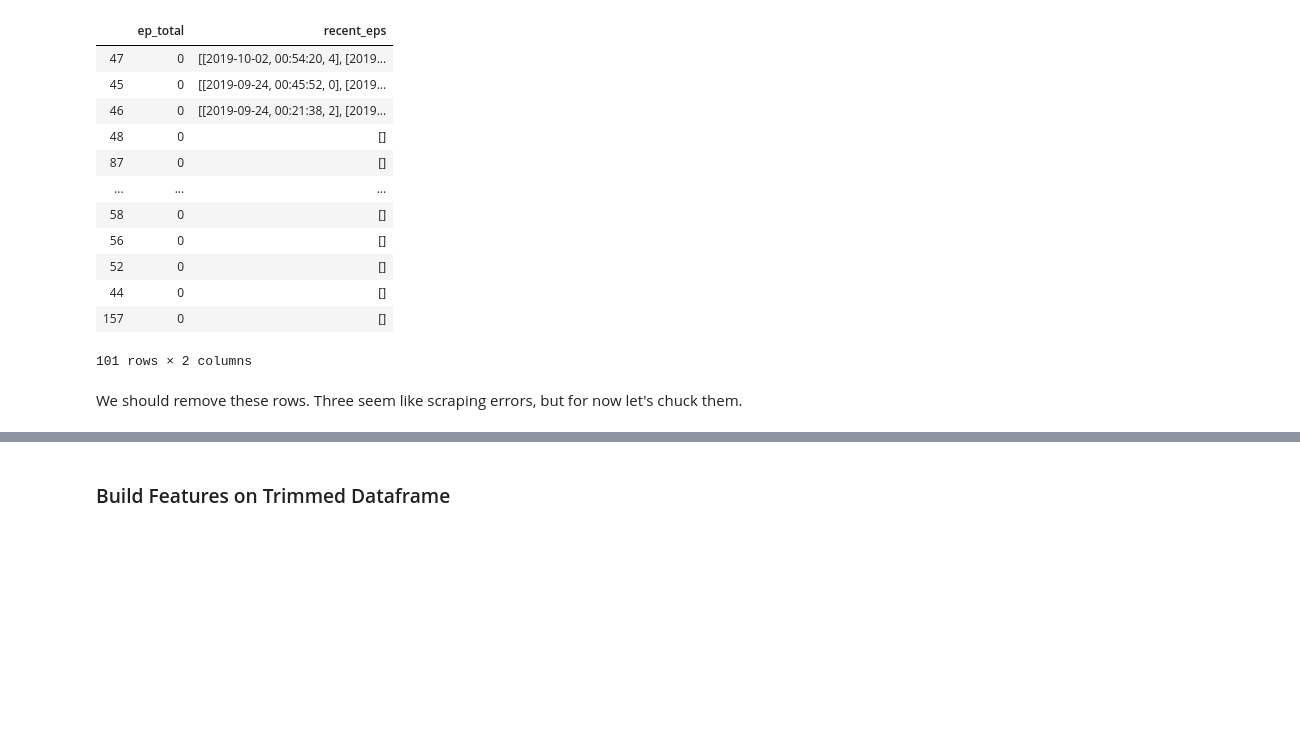
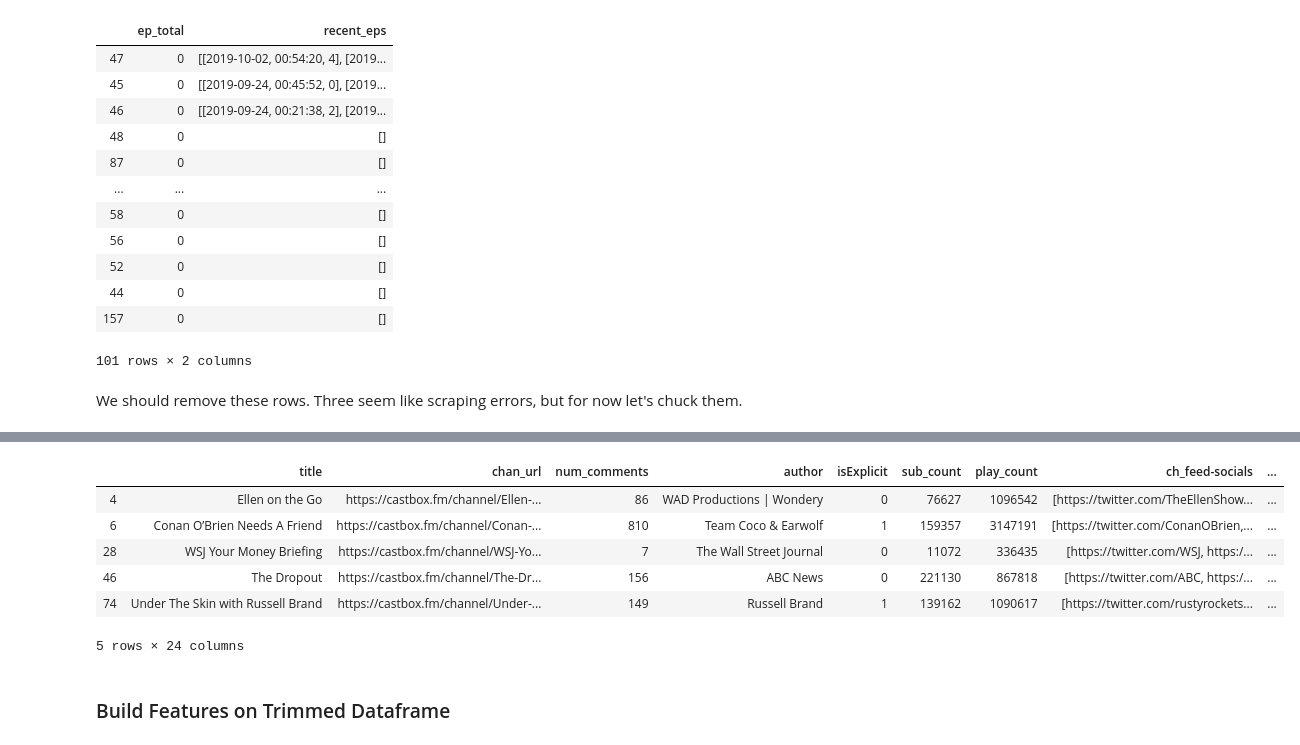
Before and after one commit to thomkav/regression-podcast-popularity, a Jupyter notebook: notebooks/eda.ipynb, the cells around one changed output, grey strips where cells are left out. Drawn from its saved outputs; the diff is of its cells as text; code cells hidden in the pictures; blank space fills up the shorter version.

```diff
--- a/notebooks/eda.ipynb
+++ b/notebooks/eda.ipynb
@@ -118,3 +123,13 @@ df.shape
+# %%
+df.sort_values(by='twitter_followers',ascending=False).head()
+# %% [output]
+|  | title | chan_url | num_comments | author | isExplicit | sub_count | play_count | ch_feed-socials | ... |
+| 4 | Ellen on the Go | https://castbox.fm/channel/Ellen-... | 86 | WAD Productions | Wondery | 0 | 76627 | 1096542 | [https://twitter.com/TheEllenShow... | ... |
+| 6 | Conan O’Brien Needs A Friend | https://castbox.fm/channel/Conan-... | 810 | Team Coco & Earwolf | 1 | 159357 | 3147191 | [https://twitter.com/ConanOBrien,... | ... |
+| 28 | WSJ Your Money Briefing | https://castbox.fm/channel/WSJ-Yo... | 7 | The Wall Street Journal | 0 | 11072 | 336435 | [https://twitter.com/WSJ, https:/... | ... |
+| 46 | The Dropout | https://castbox.fm/channel/The-Dr... | 156 | ABC News | 0 | 221130 | 867818 | [https://twitter.com/ABC, https:/... | ... |
+| 74 | Under The Skin with Russell Brand | https://castbox.fm/channel/Under-... | 149 | Russell Brand | 1 | 139162 | 1090617 | [https://twitter.com/rustyrockets... | ... |
+5 rows × 24 columns
 # %% [markdown]
 ### Build Features on Trimmed Dataframe
 # %%
```
Also changed, not shown: parts of 51 cells of this notebook, 7 other files.
